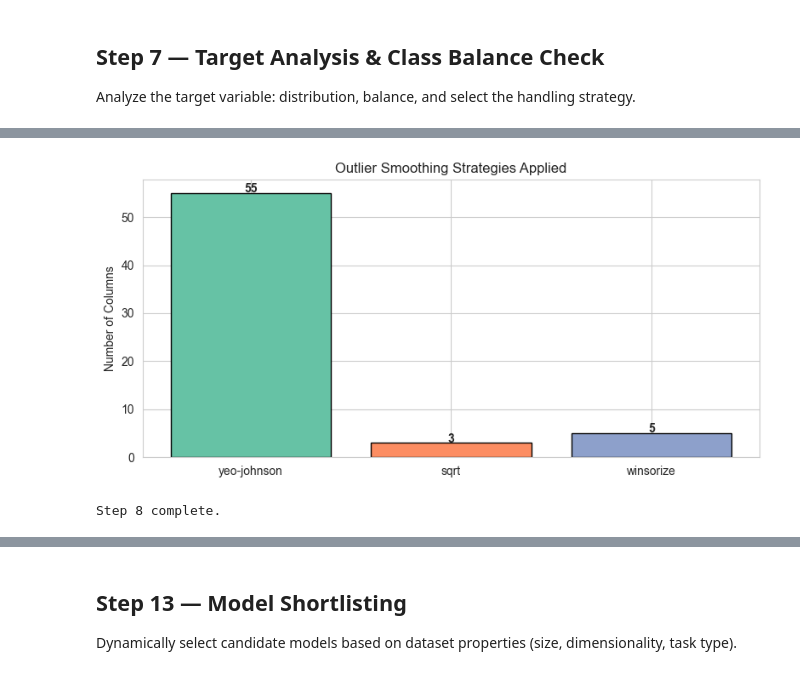
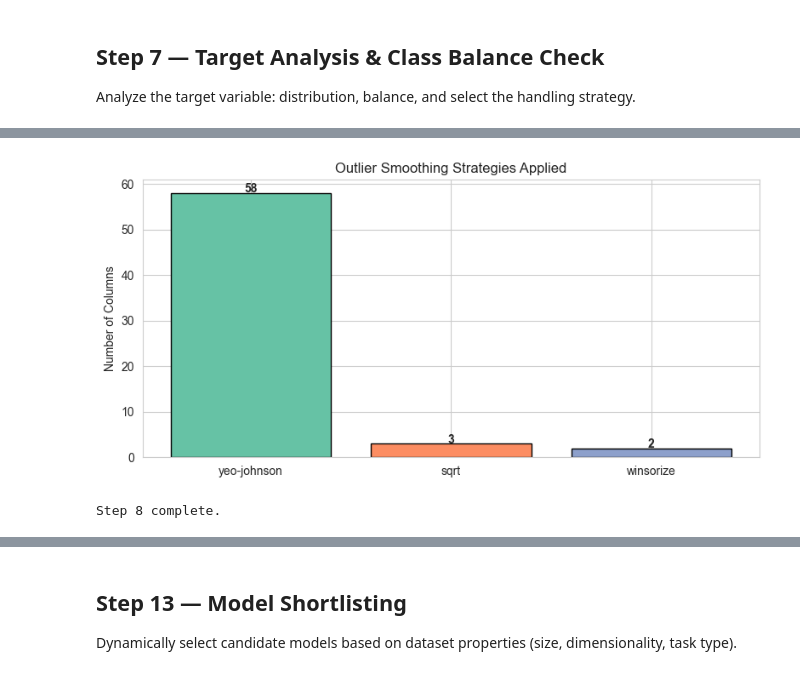
Before and after one commit to VICKYPATIL2525/Mindspace-ml-pipeline-text-to-mentel-health-class, a Jupyter notebook: full-final-pipeline.ipynb, the cells around one changed output, grey strips where cells are left out. Cells and saved outputs as stored; diff of their text form; code cells hidden in the pictures.

```diff
--- a/full-final-pipeline.ipynb
+++ b/full-final-pipeline.ipynb
@@ -402,11 +416,22 @@ leakage_cols = []
 for col in df.columns:
     if col == TARGET_COLUMN or col in columns_to_drop:
         continue
-    # Check if this column has a perfect 1-to-1 mapping with the target
+    # Check 1: perfect 1-to-1 mapping with the target
     if df[col].dtype == 'object' or df[col].nunique() <= df[TARGET_COLUMN].nunique():
         mapping = df[[TARGET_COLUMN, col]].drop_duplicates()
         if len(mapping) == df[TARGET_COLUMN].nunique() and mapping[col].nunique() == df[TARGET_COLUMN].nunique():
             leakage_cols.append(col)
+            continue
+    # Check 2: binary column that perfectly indicates a single target class
+    #   e.g. target_Depression=1 iff profile='Depression' — one-hot leakage
+    unique_vals = set(df[col].dropna().unique())
+    if unique_vals == {0, 1} or unique_vals == {0.0, 1.0} or unique_vals == {True, False}:
+        for cls in df[TARGET_COLUMN].unique():
+            cls_mask = (df[TARGET_COLUMN] == cls)
+            col_mask = (df[col] == 1)
+            if cls_mask.equals(col_mask):
+                leakage_cols.append(col)
+                break
 
 if leakage_cols:
     print(f'  Found {len(leakage_cols)} column(s) with perfect target mapping (LEAKAGE):')
@@ -504,8 +529,12 @@ if len(null_remaining) > 0:
 else:
     print('  No remaining null values. No imputation needed.')
 
+# ─── 6.3 Reset index (prevents misalignment after row removal) ──────
+df = df.reset_index(drop=True)
+
 print(f'\n  Clean dataset shape   : {df.shape}')
 print(f'  Remaining null values : {df.isnull().sum().sum()}')
+print(f'  Index reset to 0..{len(df)-1} (clean alignment)')
 
 PIPELINE_STATE['auto_clean'] = {
     'columns_dropped': safe_to_drop,
@@ -688,79 +755,96 @@ The strategy producing the lowest absolute skewness wins.
 # %%
 print('=' * 70)
-print('STEP 8: OUTLIER HANDLING (SMOOTHING ONLY)')
+print('STEP 8: OUTLIER HANDLING (SMOOTHING ONLY — TRAIN-FIT)')
 print('=' * 70)
 print('Strategy: Outliers are NEVER removed.')
-print('Instead, we test multiple smoothing techniques per column')
-print('and apply the one that best normalizes the distribution.\n')
+print('Transformations are FIT on training data only, then applied to both.')
+print('All fitted objects are saved for inference reproducibility.\n')
 
-numeric_cols = X_df.select_dtypes(include=[np.number]).columns.tolist()
+numeric_cols = X_train_df.select_dtypes(include=[np.number]).columns.tolist()
 outlier_report = {}
 transformations_applied = {}
+outlier_transformers = {}  # Save fitted objects for inference
 
-print(f'Analyzing {len(numeric_cols)} numeric columns for outliers...\n')
+print(f'Analyzing {len(numeric_cols)} numeric columns for outliers (using training data)...\n')
 
 for col in numeric_cols:
-    values = X_df[col].dropna()
-    if len(values) == 0:
+    train_vals = X_train_df[col].dropna()
+    if len(train_vals) == 0:
         continue
 
-    Q1 = values.quantile(0.25)
-    Q3 = values.quantile(0.75)
+    # Skip binary/one-hot columns — smoothing a 0/1 column is meaningless
+    unique_vals = set(train_vals.unique())
+    if unique_vals.issubset({0, 1, 0.0, 1.0}):
+        continue
+
+    # Compute IQR bounds on TRAINING data only
+    Q1 = train_vals.quantile(0.25)
+    Q3 = train_vals.quantile(0.75)
     IQR = Q3 - Q1
     lower_bound = Q1 - 1.5 * IQR
     upper_bound = Q3 + 1.5 * IQR
 
-    n_outliers = int(((values < lower_bound) | (values > upper_bound)).sum())
-    outlier_pct = round(n_outliers / len(values) * 100, 2)
+    n_outliers = int(((train_vals < lower_bound) | (train_vals > upper_bound)).sum())
+    outlier_pct = round(n_outliers / len(train_vals) * 100, 2)
 
     if n_outliers == 0:
         continue
 
-    original_skew = float(stats.skew(values))
-    all_non_negative = (values >= 0).all()
+    original_skew = float(stats.skew(train_vals))
+    all_non_negative = (train_vals >= 0).all()
 
-    # Test multiple smoothing strategies
+    # Test multiple smoothing strategies on TRAINING data
     candidates = {}
 
-    # 1. Winsorizing (capping to IQR bounds)
-    capped = values.clip(lower=lower_bound, upper=upper_bound)
+    # 1. Winsorizing (capping to IQR bounds from training)
+    capped = train_vals.clip(lower=lower_bound, upper=upper_bound)
     candidates['winsorize'] = abs(float(stats.skew(capped)))
 
     # 2. Log1p transform (only for non-negative data)
     if all_non_negative:
-        log_vals = np.log1p(values)
+        log_vals = np.log1p(train_vals)
         candidates['log1p'] = abs(float(stats.skew(log_vals)))
 
     # 3. Square root transform (only for non-negative data)
     if all_non_negative:
-        sqrt_vals = np.sqrt(values)
+        sqrt_vals = np.sqrt(train_vals)
         candidates['sqrt'] = abs(float(stats.skew(sqrt_vals)))
 
     # 4. Yeo-Johnson power transform (works for any distribution)
     try:
         pt = PowerTransformer(method='yeo-johnson')
-        yj_vals = pt.fit_transform(values.values.reshape(-1, 1)).flatten()
+        pt.fit(train_vals.values.reshape(-1, 1))  # FIT on train only
+        yj_vals = pt.transform(train_vals.values.reshape(-1, 1)).flatten()
         candidates['yeo-johnson'] = abs(float(stats.skew(yj_vals)))
     except Exception:
-        pass
+        pt = None
 
     if not candidates:
         continue
 
-    # Pick strategy with lowest absolute skewness
+    # Pick strategy with lowest absolute skewness on training data
     best_strategy = min(candidates, key=candidates.get)
     best_skew = candidates[best_strategy]
 
-    # Apply the winning strategy
+    # Apply the winning strategy to BOTH train and test
     if best_strategy == 'winsorize':
-        X_df[col] = X_df[col].clip(lower=lower_bound, upper=upper_bound)
+        X_train_df[col] = X_train_df[col].clip(lower=lower_bound, upper=upper_bound)
+        X_test_df[col] = X_test_df[col].clip(lower=lower_bound, upper=upper_bound)
+        outlier_transformers[col] = {
+            'strategy': 'winsorize', 'lower': float(lower_bound), 'upper': float(upper_bound)
+        }
     elif best_strategy == 'log1p':
-        X_df[col] = np.log1p(X_df[col].clip(lower=0))
+        X_train_df[col] = np.log1p(X_train_df[col].clip(lower=0))
+        X_test_df[col] = np.log1p(X_test_df[col].clip(lower=0))
+        outlier_transformers[col] = {'strategy': 'log1p'}
     elif best_strategy == 'sqrt':
-        X_df[col] = np.sqrt(X_df[col].clip(lower=0))
-    elif best_strategy == 'yeo-johnson':
-        pt = PowerTransformer(method='yeo-johnson')
-        X_df[col] = pt.fit_transform(X_df[col].values.reshape(-1, 1)).flatten()
+        X_train_df[col] = np.sqrt(X_train_df[col].clip(lower=0))
+        X_test_df[col] = np.sqrt(X_test_df[col].clip(lower=0))
+        outlier_transformers[col] = {'strategy': 'sqrt'}
+    elif best_strategy == 'yeo-johnson' and pt is not None:
+        X_train_df[col] = pt.transform(X_train_df[col].values.reshape(-1, 1)).flatten()
+        X_test_df[col] = pt.transform(X_test_df[col].values.reshape(-1, 1)).flatten()
+        outlier_transformers[col] = {'strategy': 'yeo-johnson', 'fitted_pt': pt}
 
     transformations_applied[col] = best_strategy
     outlier_report[col] = {
@@ -792,6 +876,7 @@ else:
     print(f'  Strategies breakdown:')
     for strat, count in strategies_used.most_common():
         print(f'    {strat}: {count} columns')
+    print(f'  All transformers saved for inference ({len(outlier_transformers)} columns)')
 
     fig, ax = plt.subplots(figsize=(8, 4))
     strat_names = list(strategies_used.keys())
@@ -832,3 +917,3 @@ Analyzing 63 numeric columns for outliers...
-[figure, old version]
+[figure, new version]
 Step 8 complete.
 # %% [markdown]
```
Also changed, not shown: parts of 24 cells of this notebook, 1 other file.
